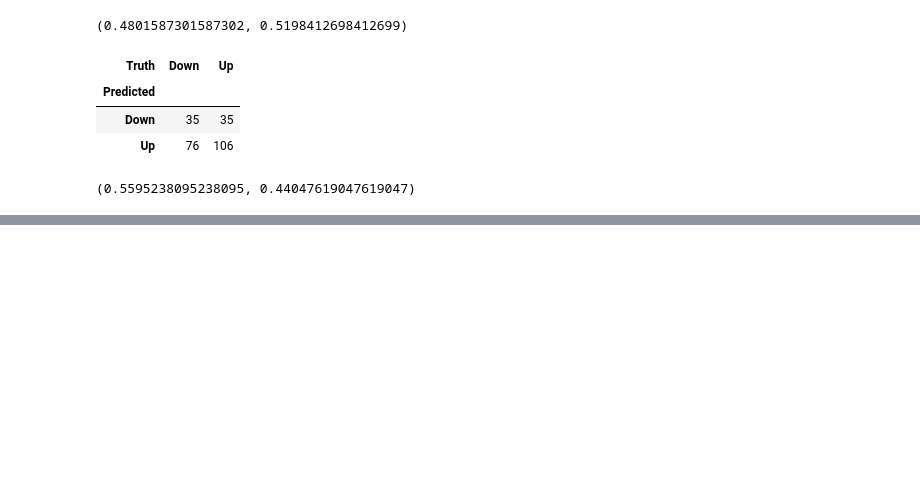
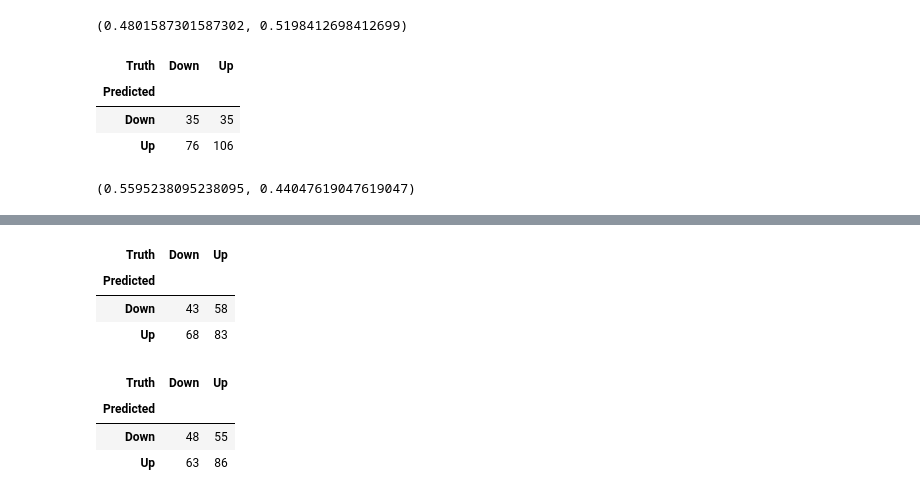
Before and after one commit to kkkamur07/ISL-Learning, a Jupyter notebook: Classification/Classification-Lab.ipynb, the cells around one changed output, grey strips where cells are left out. Drawn from its saved outputs; the diff is of its cells as text; code cells hidden in the pictures; blank space fills up the shorter version.

```diff
--- a/Classification/Classification-Lab.ipynb
+++ b/Classification/Classification-Lab.ipynb
@@ -159,0 +295,20 @@ np.mean(labels == L_test), np.mean(labels != L_test)
+# %%
+knn1_pred = knn1.predict(x_test)
+confusion_table(knn1_pred, L_test)
+# 50% Accuracy, almost random guessing
+# %% [output]
+| Truth | Down | Up |
+| Predicted |  |  |
+| Down | 43 | 58 |
+| Up | 68 | 83 |
+# %%
+knn3 = KNeighborsClassifier(n_neighbors = 3)
+knn3.fit(x_train, L_train)
+knn3_pred = knn3.predict(x_test)
+confusion_table(knn3_pred, L_test)
+# 53% Accuracy, not bad but doesn't improve
+# %% [output]
+| Truth | Down | Up |
+| Predicted |  |  |
+| Down | 48 | 55 |
+| Up | 63 | 86 |
```
Also changed, not shown: parts of 32 cells of this notebook, 2 other files.
